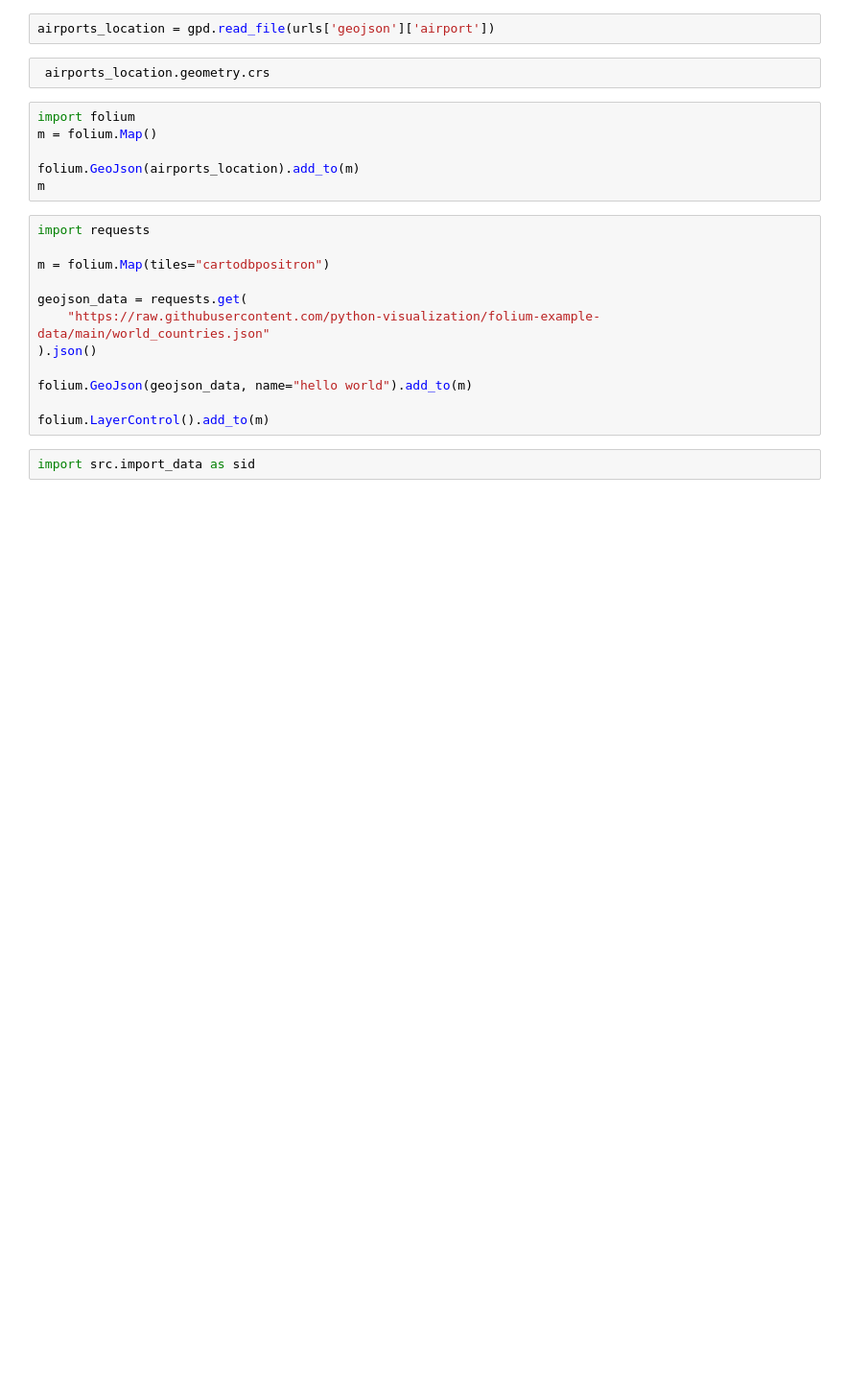
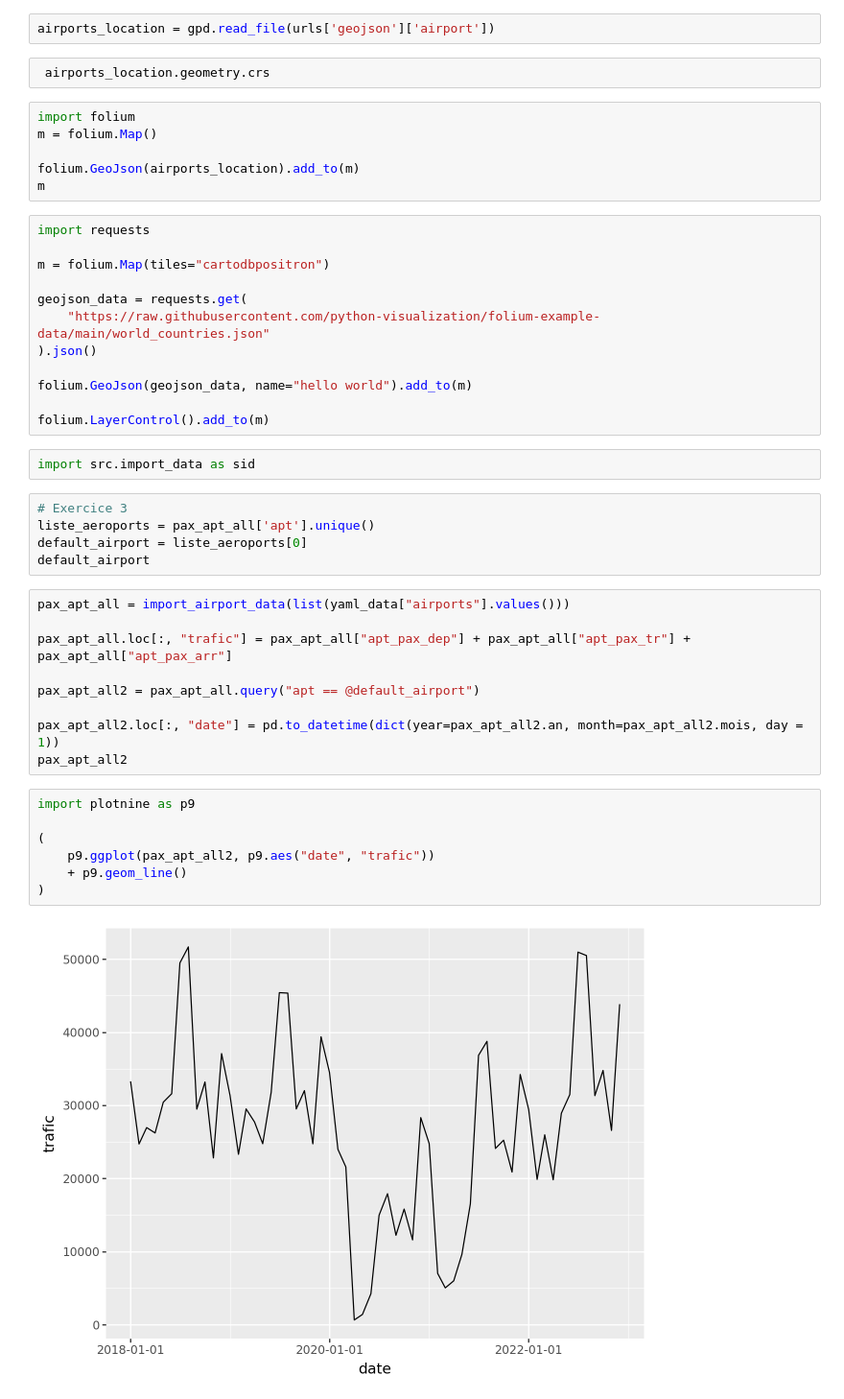
Before and after one commit to InseeFrLab/funathon2024_sujet2, a Jupyter notebook: Exercices.ipynb, the cells around one changed output. Shown at 96% size. Drawn from its saved outputs; the diff is of its cells as text; blank space fills up the shorter version.

```diff
--- a/Exercices.ipynb
+++ b/Exercices.ipynb
@@ -126,3 +92,26 @@ folium.GeoJson(geojson_data, name="hello world").add_to(m)
 folium.LayerControl().add_to(m)
 # %%
 import src.import_data as sid
+# %%
+# Exercice 3
+liste_aeroports = pax_apt_all['apt'].unique()
+default_airport = liste_aeroports[0]
+default_airport
+# %%
+pax_apt_all = import_airport_data(list(yaml_data["airports"].values()))
+
+pax_apt_all.loc[:, "trafic"] = pax_apt_all["apt_pax_dep"] + pax_apt_all["apt_pax_tr"] + pax_apt_all["apt_pax_arr"]
+
+pax_apt_all2 = pax_apt_all.query("apt == @default_airport")
+
+pax_apt_all2.loc[:, "date"] = pd.to_datetime(dict(year=pax_apt_all2.an, month=pax_apt_all2.mois, day = 1))
+pax_apt_all2
+# %%
+import plotnine as p9
+
+(
+    p9.ggplot(pax_apt_all2, p9.aes("date", "trafic"))
+    + p9.geom_line()
+)
+# %% [output]
+[figure, added]
```
Also changed, not shown: parts of 5 cells of this notebook.
